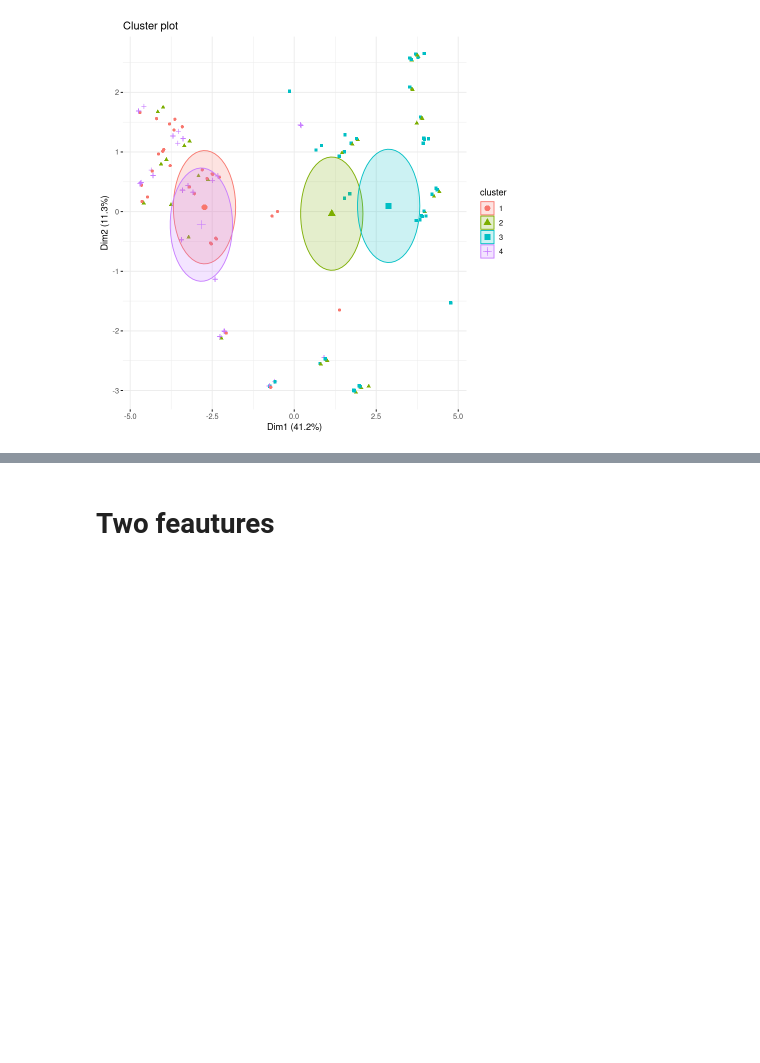
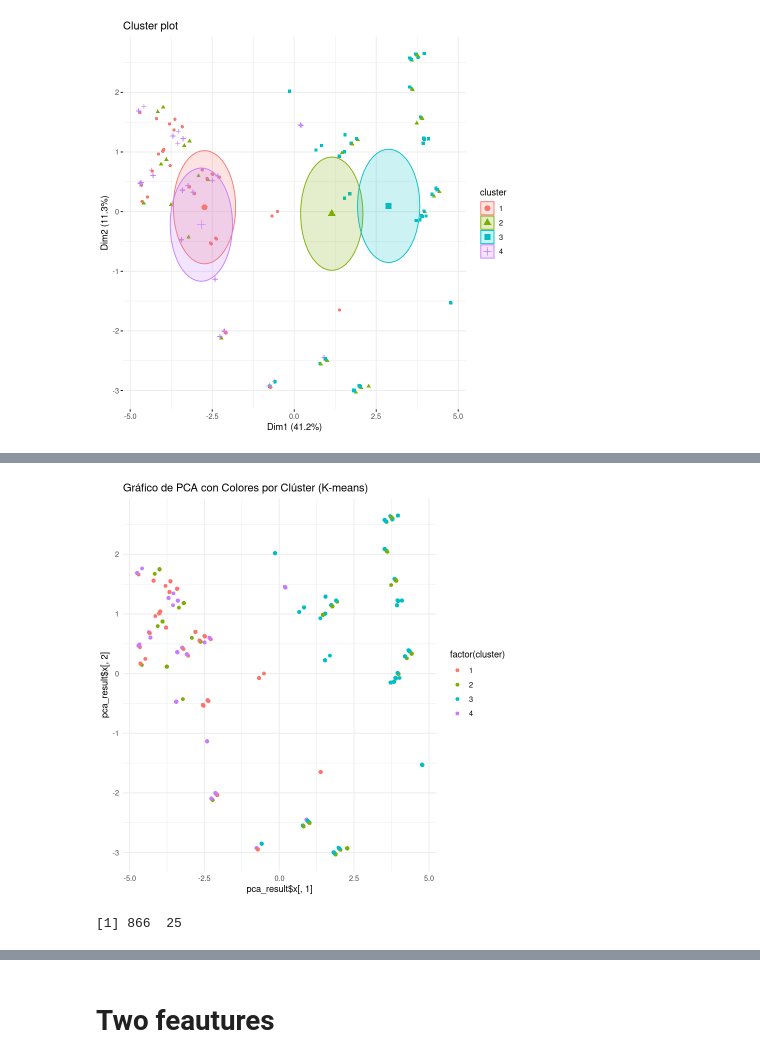
Before and after one commit to Alvaro8gb/DataVisualization, a Jupyter notebook: App/clustering.ipynb, the cells around one changed output, grey strips where cells are left out. Saved outputs shown, nothing was run; the diff lists cells and outputs as text; code cells hidden in the pictures; blank space fills up the shorter version.

```diff
--- a/lungCancerApp/clustering.ipynb
+++ b/App/clustering.ipynb
@@ -71,0 +165,7 @@ geom = "point"
+# %%
+ggplot(df_with_cluster, aes(x = pca_result$x[, 1], y = pca_result$x[, 2], color = factor(cluster))) +
+geom_point() +
+labs(title = "Gráfico de PCA con Colores por Clúster (K-means)") +
+theme_minimal()
+# %% [output]
+[figure, added]
@@ -71,0 +188,5 @@ geom = "point"
+# %%
+subset_young <- subset(df_with_cluster, Age >= 14 & Age <= 50)
+dim(subset_young)
+# %% [output]
+[1] 866  25
```
Also changed, not shown: parts of 22 cells of this notebook, 16 other files.
